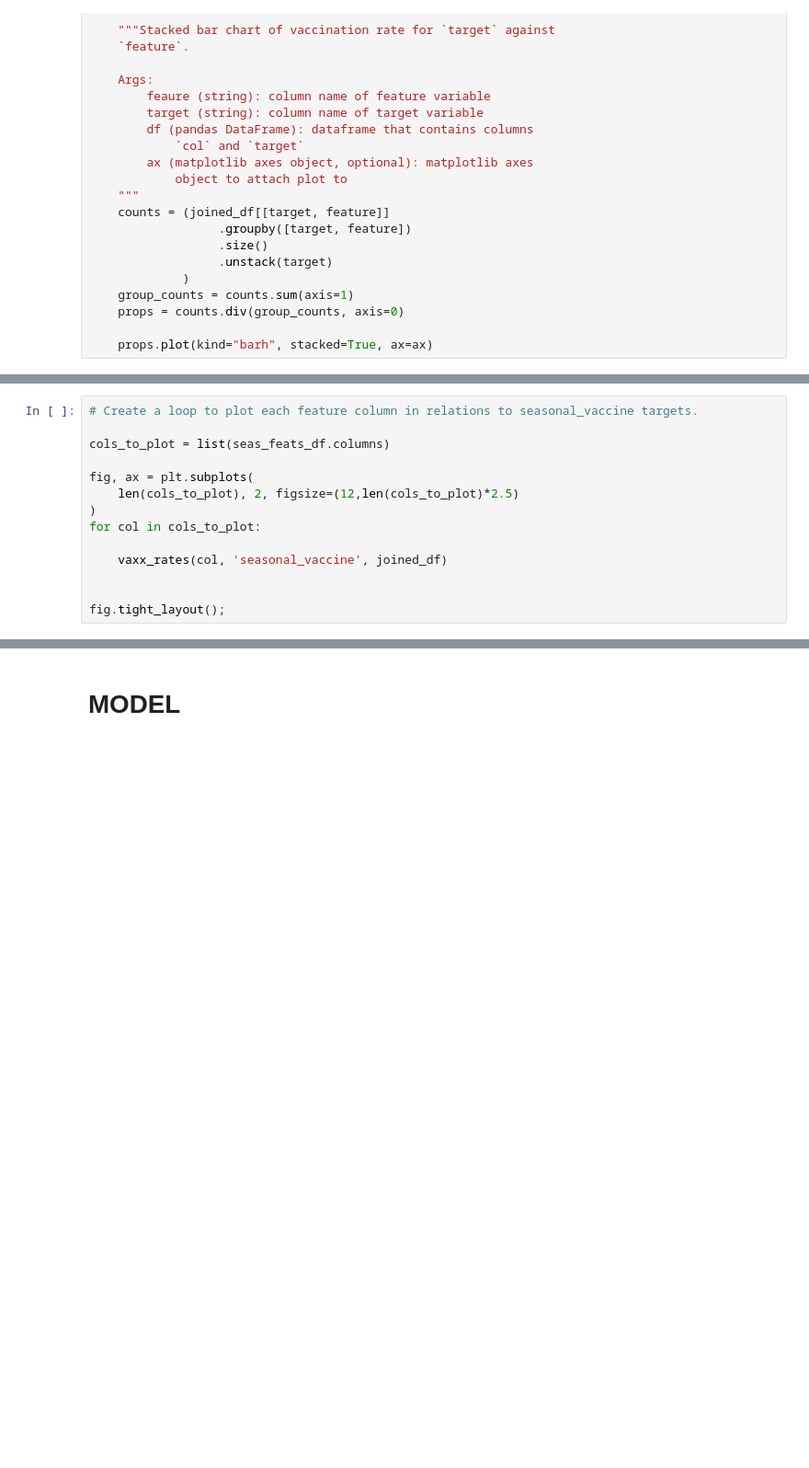
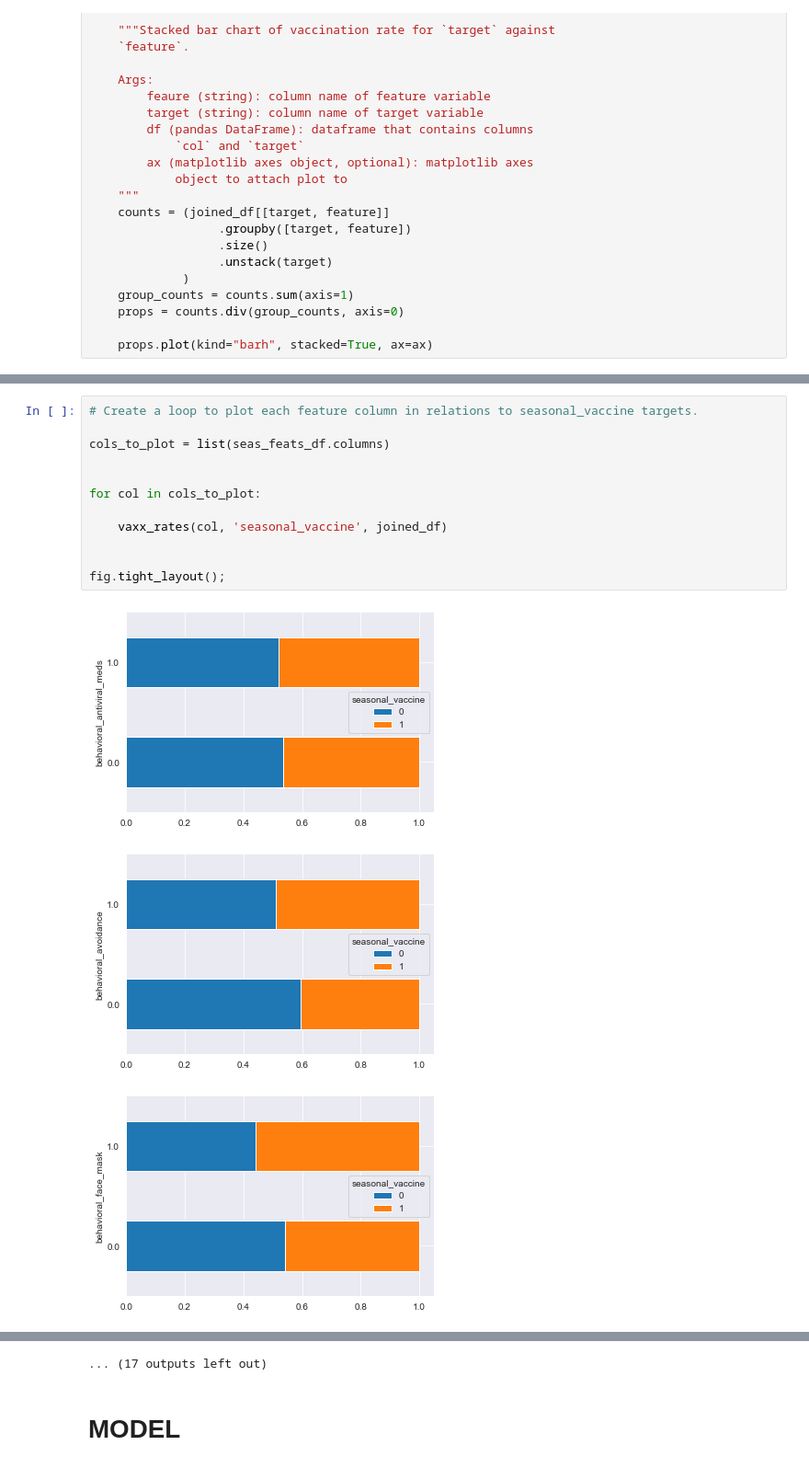
Before and after one commit to rcauvy/Flu_Shot_Learning, a Jupyter notebook: index.ipynb, the cells around one changed output, grey strips where cells are left out. Shown at 92% size. Cells and saved outputs as stored; diff of their text form; blank space fills up the shorter version.

```diff
--- a/index.ipynb
+++ b/index.ipynb
@@ -318,14 +318,16 @@ vaxx_rates('sex','seasonal_vaccine', joined_df)
 # %%
 # Create a loop to plot each feature column in relations to seasonal_vaccine targets.
 
 cols_to_plot = list(seas_feats_df.columns)
 
-fig, ax = plt.subplots(
-    len(cols_to_plot), 2, figsize=(12,len(cols_to_plot)*2.5)
-)
+
 for col in cols_to_plot:
 
     vaxx_rates(col, 'seasonal_vaccine', joined_df)
 
 
 fig.tight_layout();
+# %% [output]
+[figure, added]
+[figure, added]
+[figure, added]
@@ -332,3 +343,4 @@ fig.tight_layout();
+... (17 outputs left out)
 # %% [markdown]
 # MODEL
 # %% [markdown]
```
Also changed, not shown: parts of 35 cells of this notebook.
